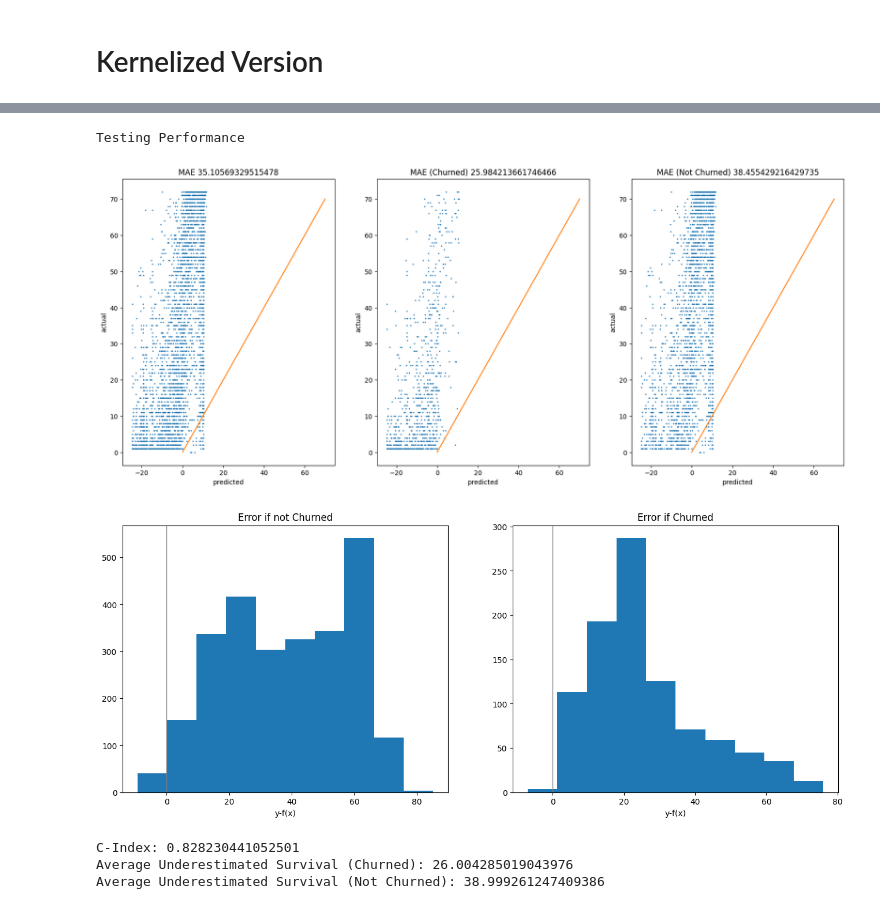
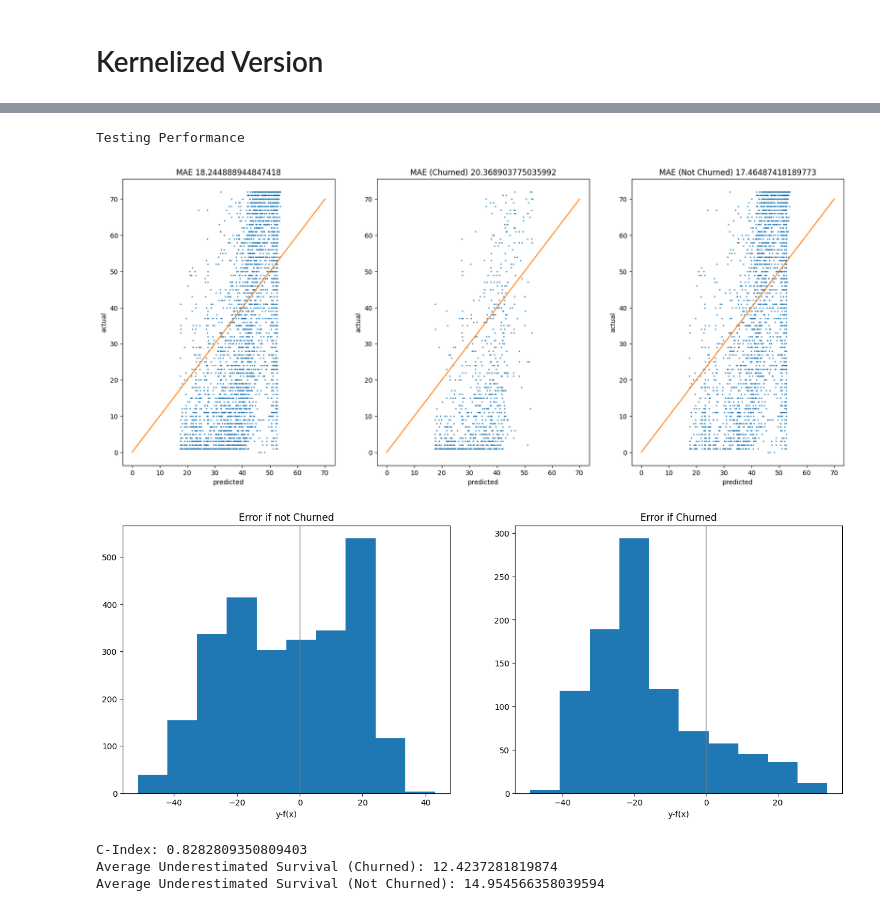
Before and after one commit to CharlieLeee/cvx_opt_projects, a Jupyter notebook: Project 1/skeleton_Python.ipynb, the cells around one changed output, grey strips where cells are left out. Saved outputs shown, nothing was run; the diff lists cells and outputs as text; code cells hidden in the pictures.

```diff
--- a/Project 1/skeleton_Python.ipynb
+++ b/Project 1/skeleton_Python.ipynb
@@ -486,9 +471,11 @@ Z_process = Z[:, idx][idx, :]
 # %%
 ### YOUR CODE HERE
 
-raw = alpha_process @ (compute_rbf(X_comp_process, X_train[idx], sigma2) - compute_rbf(X_comp_bar_process, X_train[idx], sigma2)) + \
-    (beta[idx] - Z_process @ gamma[idx]) @ compute_rbf(X_train[idx], X_train[idx], sigma2)
-b = np.mean(y_train[idx] - raw)
-prediction_rbf = alpha_process @ (compute_rbf(X_comp_process, X_train, sigma2) - compute_rbf(X_comp_bar_process, X_train, sigma2)) + \
-    (beta[idx] - Z_process @ gamma[idx]) @ compute_rbf(X_train[idx], X_train, sigma2)
+raw = alpha @ (compute_rbf(X_comp, X_train[idx], sigma2) - compute_rbf(X_comp_bar, X_train[idx], sigma2)) + \
+    (beta - Z @ gamma) @ compute_rbf(X_train, X_train[idx], sigma2)
+b = y_train[idx] - raw
+plt.hist(b)
+b = np.mean(b)
+prediction_rbf = alpha @ (compute_rbf(X_comp, X_train, sigma2) - compute_rbf(X_comp_bar, X_train, sigma2)) + \
+    (beta - Z @ gamma) @ compute_rbf(X_train, X_train, sigma2) + b
 ### FIND THE PREDICTION ON THE TRAINING SET
@@ -516,19 +505,19 @@ Average Underestimated Survival (Not Churned): 37.87253838827739
 # %%
 ### YOUR CODE HERE
 
-prediction_rbf = alpha_process @ compute_rbf(X_comp_process - X_comp_bar_process, X_test, sigma2) + (beta[idx] - Z_process @ gamma[idx]) @ compute_rbf(X_train[idx], X_test, sigma2) + b
-prediction_rbf = alpha_process @ (compute_rbf(X_comp_process, X_test, sigma2) - compute_rbf(X_comp_bar_process, X_test, sigma2)) + \
-    (beta[idx] - Z_process @ gamma[idx]) @ compute_rbf(X_train[idx], X_test, sigma2)
+prediction_rbf = alpha @ compute_rbf(X_comp - X_comp_bar, X_test, sigma2) + (beta - Z @ gamma) @ compute_rbf(X_train, X_test, sigma2) + b
+prediction_rbf = alpha @ (compute_rbf(X_comp, X_test, sigma2) - compute_rbf(X_comp_bar, X_test, sigma2)) + \
+    (beta - Z @ gamma) @ compute_rbf(X_train, X_test, sigma2) + b
 ### FIND THE PREDICTION ON THE TEST SET
 # %%
 print('Testing Performance')
 # testing results
-plot_results(y_test, prediction_rbf, z_test, save=False)
+plot_results(y_test, prediction_rbf, z_test, save=True)
 compute_metrics(y_test, prediction_rbf, z_test)
 # %% [output]
 Testing Performance
-[figure, old version]
+[figure, new version]
-[figure, old version]
+[figure, new version]
-C-Index: 0.828230441052501
-Average Underestimated Survival (Churned): 26.004285019043976
-Average Underestimated Survival (Not Churned): 38.999261247409386
+C-Index: 0.8282809350809403
+Average Underestimated Survival (Churned): 12.4237281819874
+Average Underestimated Survival (Not Churned): 14.954566358039594
```
Also changed, not shown: parts of 23 cells of this notebook.
